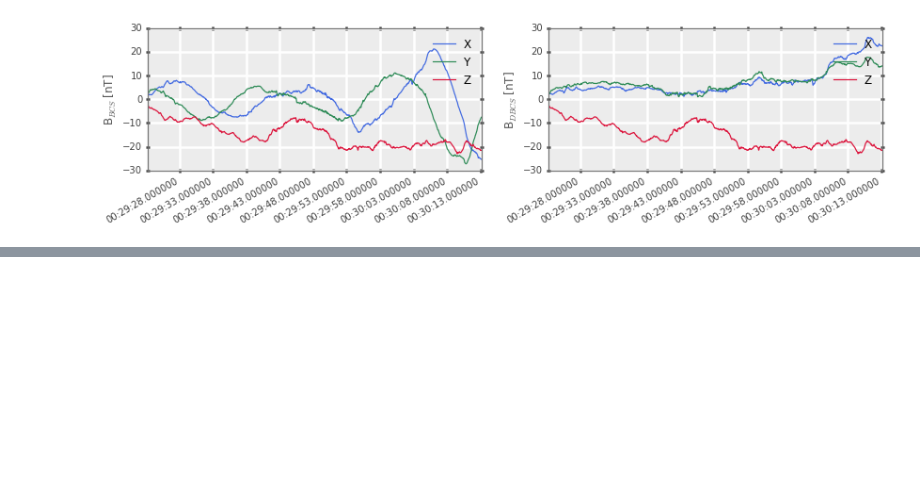
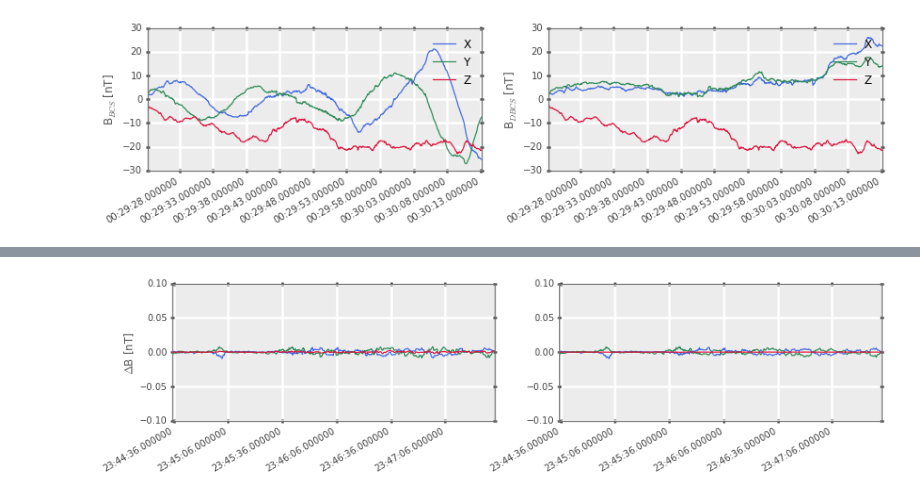
Before and after one commit to drsteve/Notebooks, a Jupyter notebook: MEC_Ephemeris_Intro.ipynb, the cells around one changed output, grey strips where cells are left out. Saved outputs shown, nothing was run; the diff lists cells and outputs as text; code cells hidden in the pictures; blank space fills up the shorter version.

```diff
--- a/MEC_Ephemeris_Intro.ipynb
+++ b/MEC_Ephemeris_Intro.ipynb
@@ -256,0 +364,14 @@ plt.subplots_adjust()
+# %%
+fig = plt.figure(figsize=(14,3))
+ax = fig.add_subplot(121)
+ax.plot(mecdata['Epoch'], myGSE-fgmGSE)
+ax.set_ylim([-0.1,0.1]) #set y-range to show 0.1nT
+ax.set_ylabel('$\Delta$B [nT]')
+fig.autofmt_xdate()
+
+ax2 = fig.add_subplot(122)
+ax2.plot(mecdata['Epoch'], myDMPA-fgmDMPA)
+ax2.set_ylim([-0.1,0.1])
+fig.autofmt_xdate()
+# %% [output]
+[figure, added]
```
Also changed, not shown: parts of 14 cells of this notebook.
